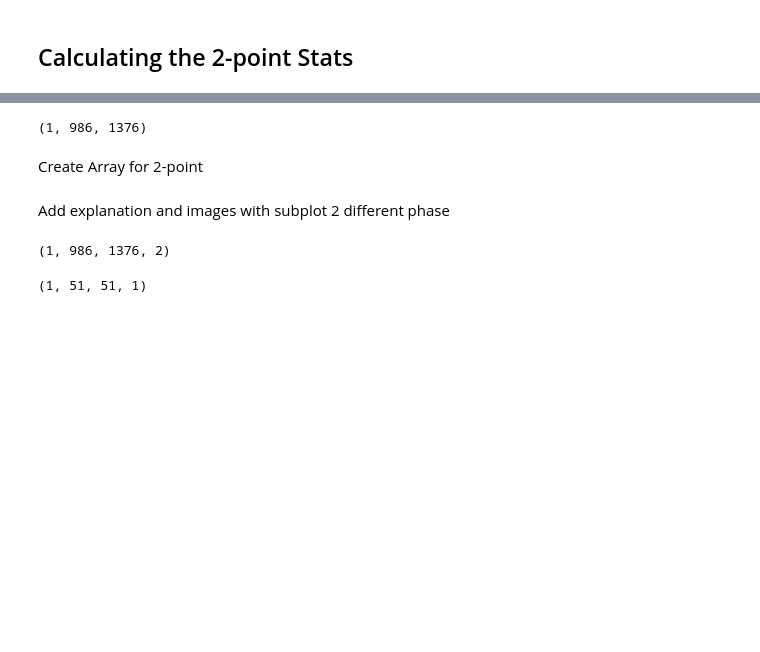
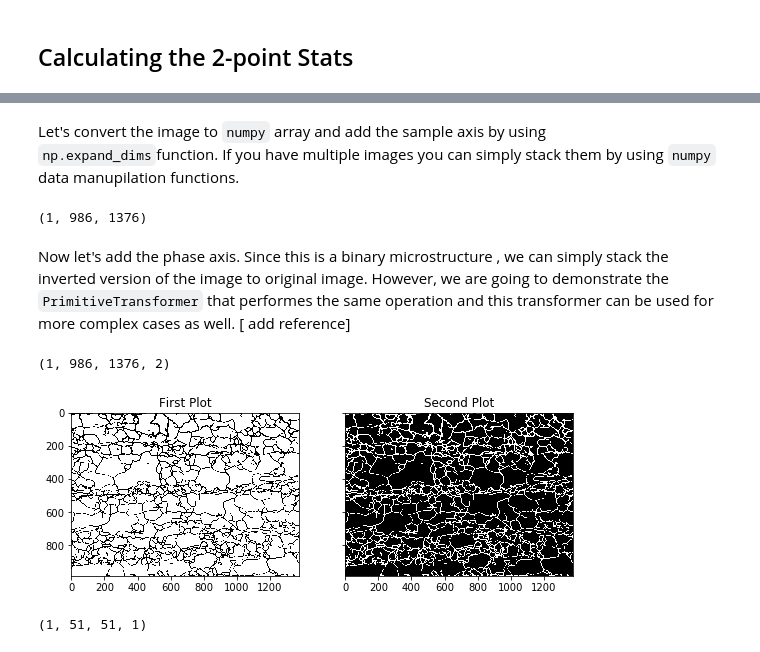
Before and after one commit to beyucel/pymks, a Jupyter notebook: notebooks/TwoPointStatsBasic-Copy1.ipynb, the cells around one changed output, grey strips where cells are left out. Saved outputs shown, nothing was run; the diff lists cells and outputs as text; code cells hidden in the pictures; blank space fills up the shorter version.

```diff
--- a/notebooks/TwoPointStatsBasic-Copy1.ipynb
+++ b/notebooks/TwoPointStatsBasic-Copy1.ipynb
@@ -53,3 +56,5 @@ plt.imshow(im,cmap='gray')
+# %% [markdown]
+Let's convert the image to `numpy` array and add the sample axis by using `np.expand_dims`function. If you have multiple images you can simply stack them by using `numpy` data manupilation functions.
 # %%
 imarray = np.array(im)
 imarray=np.expand_dims(imarray,axis=0)
@@ -57,16 +62,23 @@ imarray=np.expand_dims(imarray,axis=0)
 imarray.shape
 # %% [output]
 (1, 986, 1376)
-# %% [markdown]
-Create Array for 2-point
+# %% [markdown]
+Now let's add the phase axis. Since this is a binary microstructure , we can simply stack the inverted version of the image to original image. However, we are going to  demonstrate the `PrimitiveTransformer` that performes the same operation  and this transformer can be used for more complex cases as well. [ add reference]
 # %%
 nx_data=PrimitiveTransformer(n_state=2, min_=0.0, max_=1.0).transform(imarray).compute()
-# %% [markdown]
-Add explanation and images with subplot 2 different phase
 # %%
 nx_data.shape
 # %% [output]
 (1, 986, 1376, 2)
+# %%
+fig, axs = plt.subplots(1, 2, figsize=(9, 3), sharey=True)
+axs[0].imshow(nx_data[0,:,:,0],cmap='gray')
+axs[0].title.set_text('First Plot')
+axs[1].imshow(nx_data[0,:,:,1],cmap='gray')
+axs[1].title.set_text('Second Plot')
+plt.show()
+# %% [output]
+[figure, added]
 # %%
 TwoPt = TwoPointCorrelation(periodic_boundary=True, cutoff=25,correlations=[(0,0)])
 AutoCorrelation = TwoPt.transform(nx_data).compute()
```
Also changed, not shown: parts of 9 cells of this notebook.
